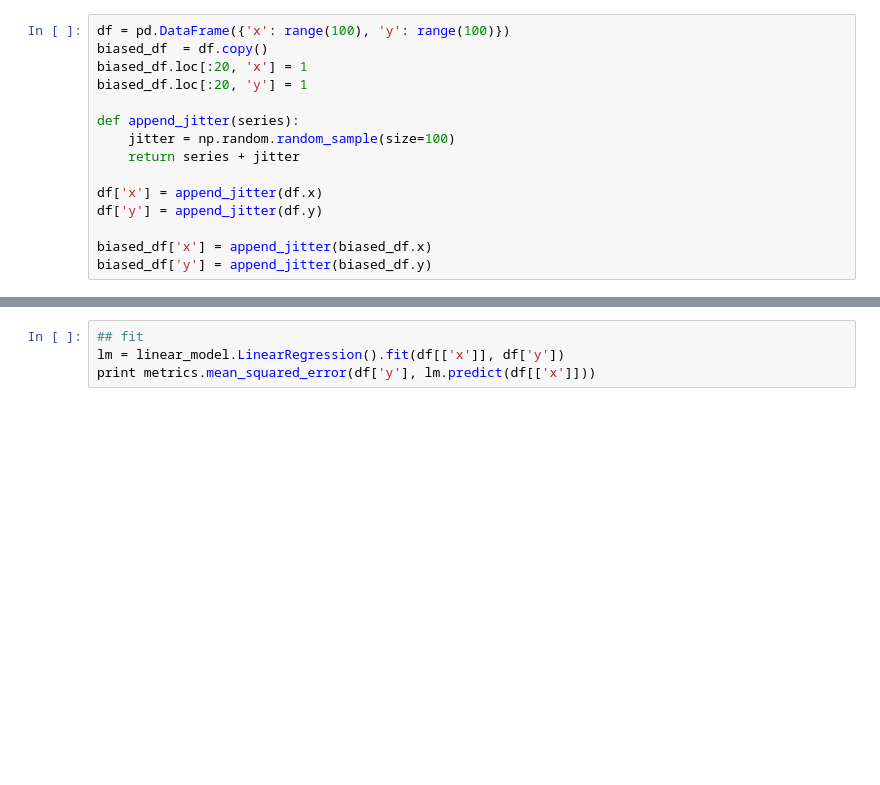
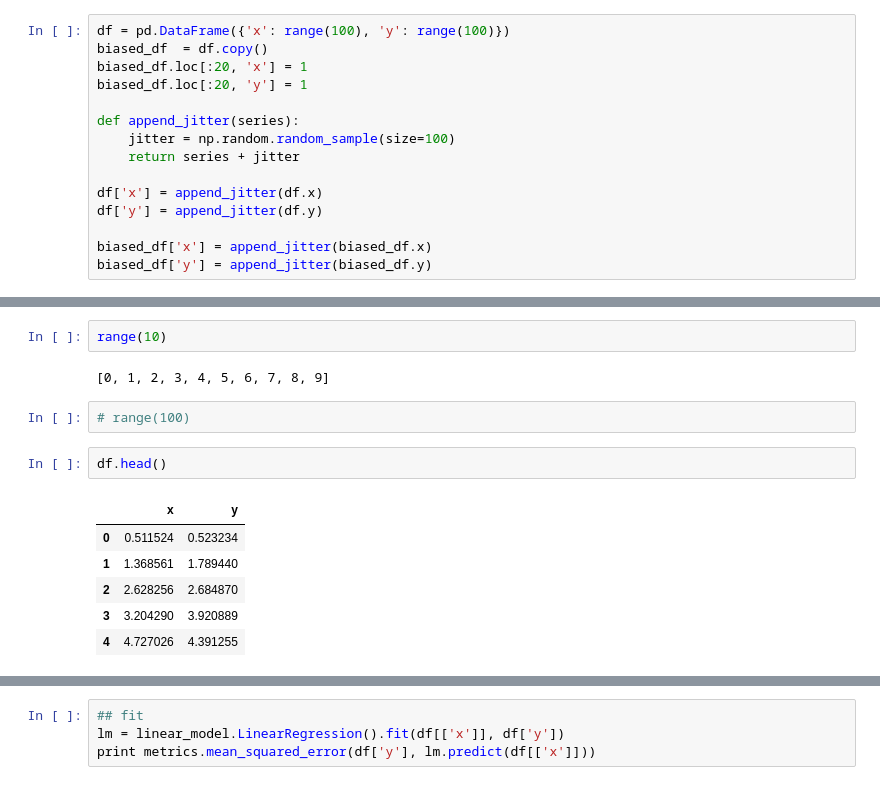
Before and after one commit to akell47/DataSciCourse, a Jupyter notebook: lessons/lesson-07/code/starter-code/starter-code-7.ipynb, the cells around one changed output, grey strips where cells are left out. Saved outputs shown, nothing was run; the diff lists cells and outputs as text; blank space fills up the shorter version.

```diff
--- a/lessons/lesson-07/code/starter-code/starter-code-7.ipynb
+++ b/lessons/lesson-07/code/starter-code/starter-code-7.ipynb
@@ -23,0 +44,15 @@ biased_df['y'] = append_jitter(biased_df.y)
+# %%
+range(10)
+# %% [output]
+[0, 1, 2, 3, 4, 5, 6, 7, 8, 9]
+# %%
+# range(100)
+# %%
+df.head()
+# %% [output]
+|  | x | y |
+| 0 | 0.511524 | 0.523234 |
+| 1 | 1.368561 | 1.789440 |
+| 2 | 2.628256 | 2.684870 |
+| 3 | 3.204290 | 3.920889 |
+| 4 | 4.727026 | 4.391255 |
```
Also changed, not shown: parts of 5 cells of this notebook, 8 other files.
